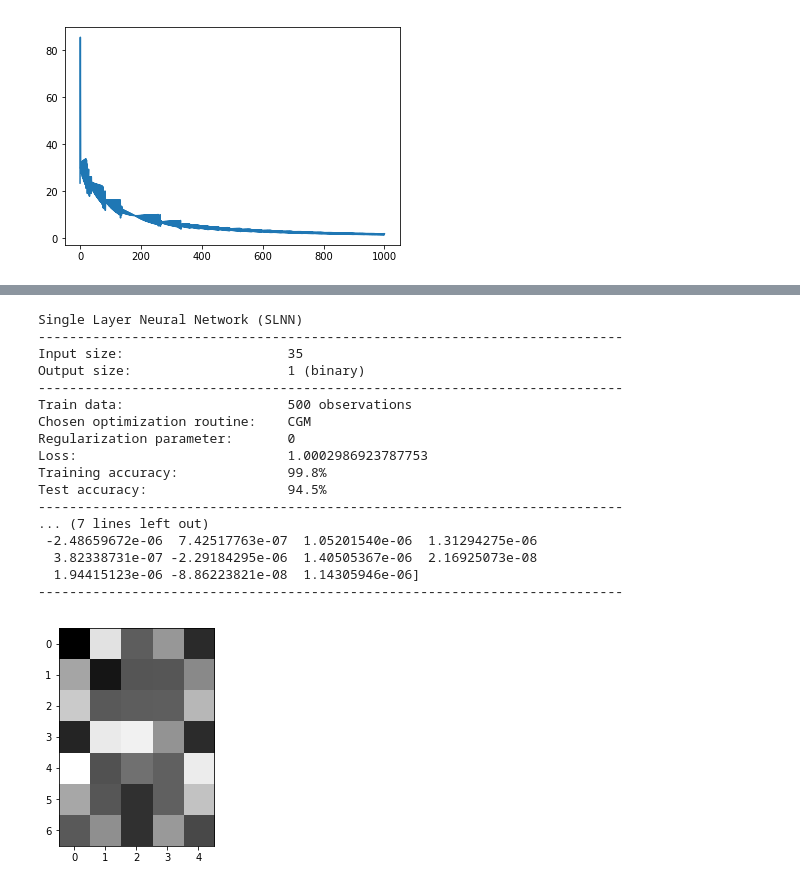
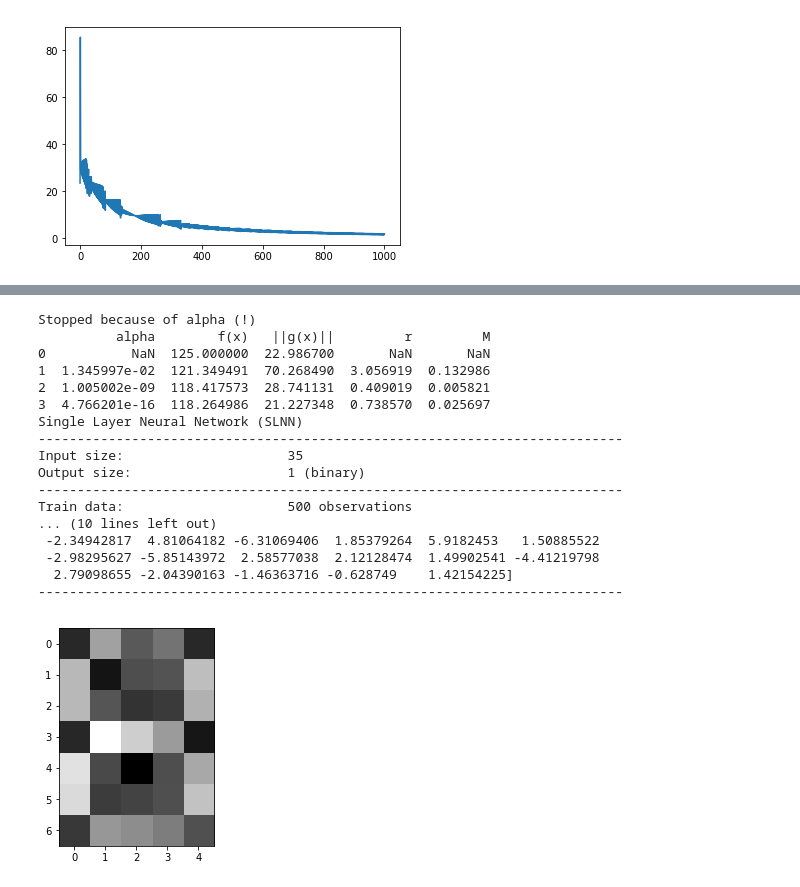
Before and after one commit to margaritageleta/SLNN, a Jupyter notebook: Untitled1.ipynb, the cells around one changed output, grey strips where cells are left out. Saved outputs shown, nothing was run; the diff lists cells and outputs as text; code cells hidden in the pictures.

Commit message:
rate plots

```diff
--- a/Untitled1.ipynb
+++ b/Untitled1.ipynb
@@ -351,24 +389,24 @@ plt.plot(data['||g(x)||'])
 # %%
 train, test, ytr, yte = gen_data(123456, 500, [8], 0.5, 0.1)
 net = SLNN()
-net.train("CGM", train, ytr)
-data = net.summary(test, yte)
+net.train("BFGS", train, ytr)
+dataBFGS2 = net.summary(test, yte)
 # %% [output]
+Stopped because of alpha (!)
+          alpha        f(x)   ||g(x)||         r         M
+0           NaN  125.000000  22.986700       NaN       NaN
+1  1.345997e-02  121.349491  70.268490  3.056919  0.132986
+2  1.005002e-09  118.417573  28.741131  0.409019  0.005821
+3  4.766201e-16  118.264986  21.227348  0.738570  0.025697
 Single Layer Neural Network (SLNN)
 ---------------------------------------------------------------------------
 Input size:                     35
 Output size:                    1 (binary)
 ---------------------------------------------------------------------------
 Train data:                     500 observations
-Chosen optimization routine:    CGM
-Regularization parameter:       0
-Loss:                           1.0002986923787753
-Training accuracy:              99.8%
-Test accuracy:                  94.5%
+... (10 lines left out)
+ -2.34942817  4.81064182 -6.31069406  1.85379264  5.9182453   1.50885522
+ -2.98295627 -5.85143972  2.58577038  2.12128474  1.49902541 -4.41219798
+  2.79098655 -2.04390163 -1.46363716 -0.628749    1.42154225]
 ---------------------------------------------------------------------------
-... (7 lines left out)
- -2.48659672e-06  7.42517763e-07  1.05201540e-06  1.31294275e-06
-  3.82338731e-07 -2.29184295e-06  1.40505367e-06  2.16925073e-08
-  1.94415123e-06 -8.86223821e-08  1.14305946e-06]
----------------------------------------------------------------------------
-[figure, old version]
+[figure, new version]
```
Also changed, not shown: parts of 18 cells of this notebook, 1 other file.
